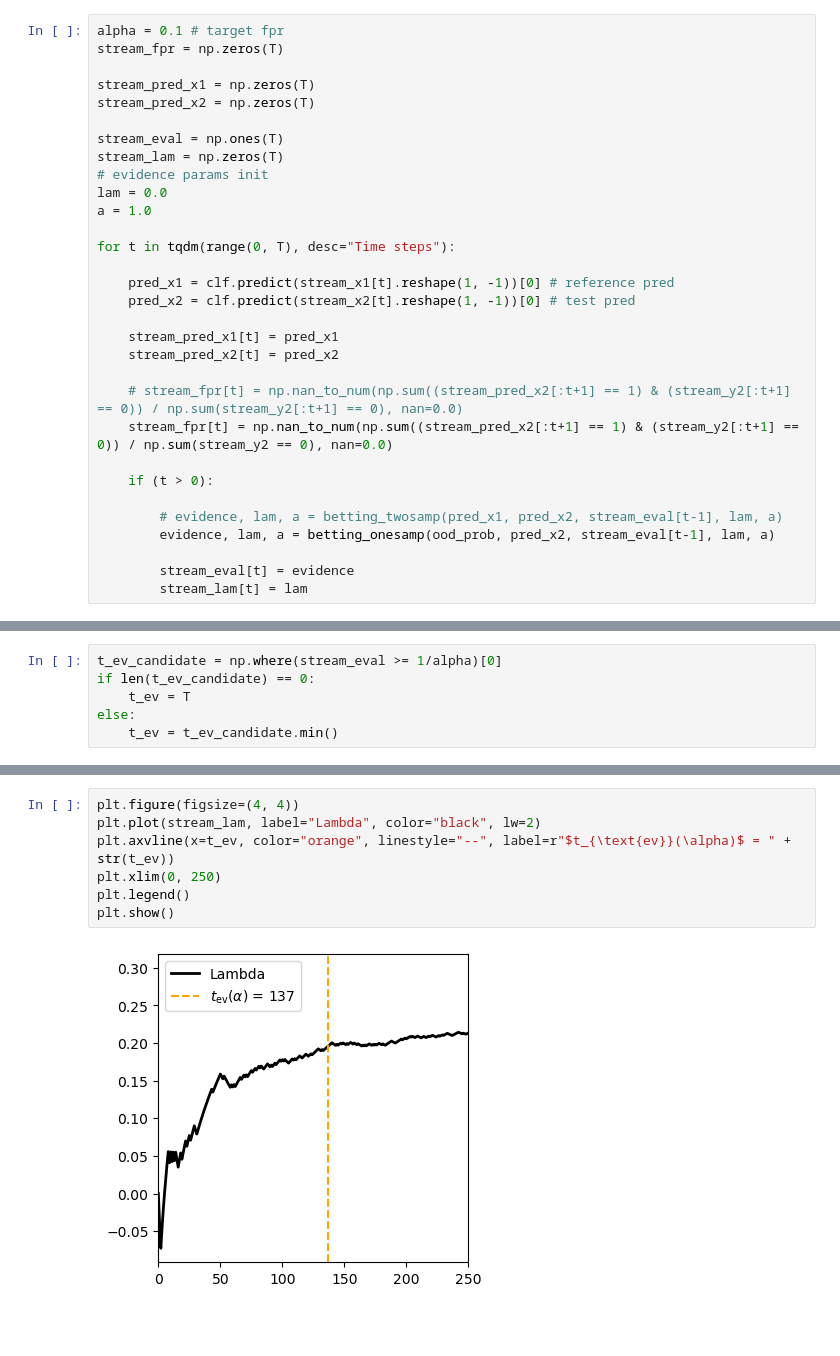
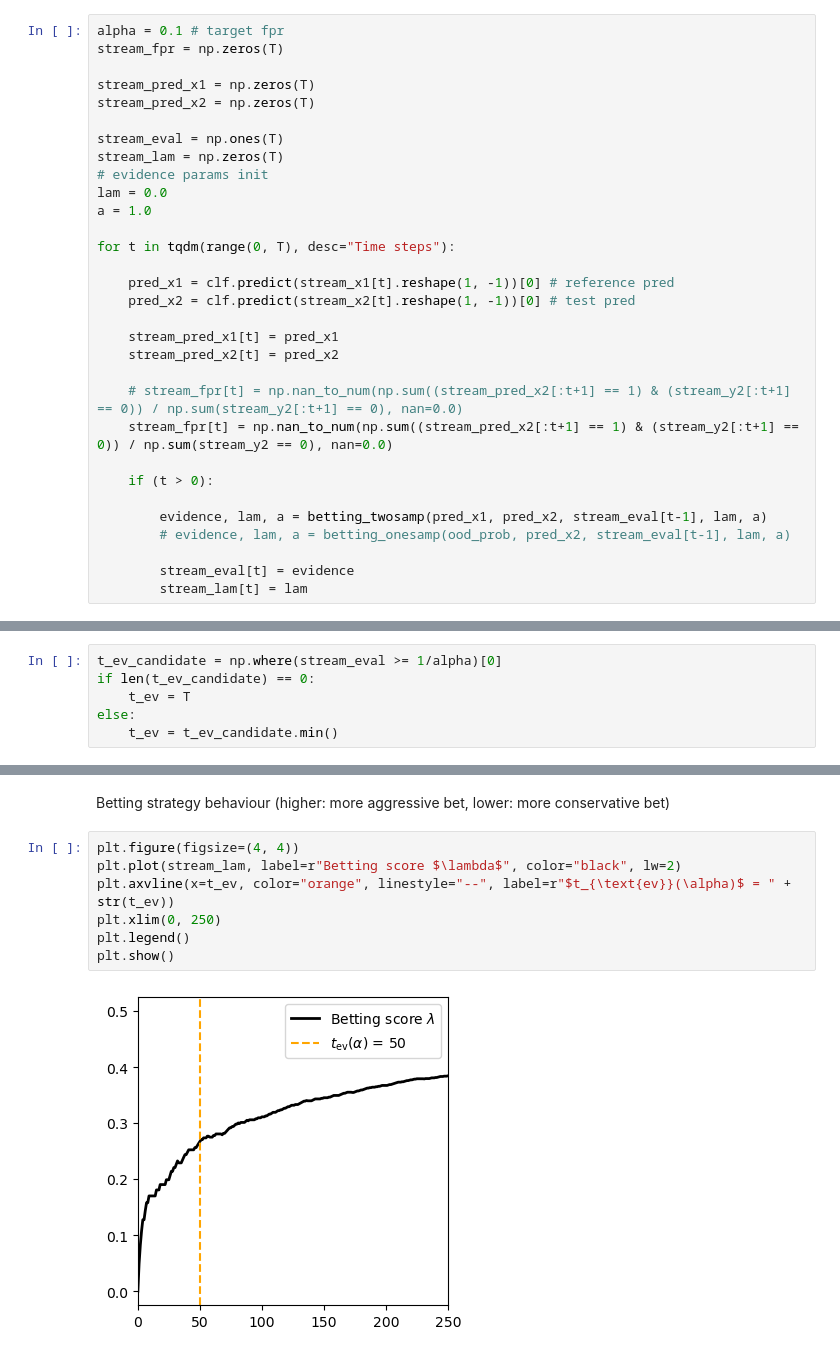
Before and after one commit to alextimans/risk-monitor, a Jupyter notebook: notebooks/evidence_exp2.ipynb, the cells around one changed output, grey strips where cells are left out. Cells and saved outputs as stored; diff of their text form; blank space fills up the shorter version.

```diff
--- a/notebooks/evidence_exp2.ipynb
+++ b/notebooks/evidence_exp2.ipynb
@@ -235,8 +235,8 @@ for t in tqdm(range(0, T), desc="Time steps"):
 
     if (t > 0):
 
-        # evidence, lam, a = betting_twosamp(pred_x1, pred_x2, stream_eval[t-1], lam, a)
-        evidence, lam, a = betting_onesamp(ood_prob, pred_x2, stream_eval[t-1], lam, a)
+        evidence, lam, a = betting_twosamp(pred_x1, pred_x2, stream_eval[t-1], lam, a)
+        # evidence, lam, a = betting_onesamp(ood_prob, pred_x2, stream_eval[t-1], lam, a)
 
         stream_eval[t] = evidence
         stream_lam[t] = lam
@@ -298,9 +302,11 @@ Step 199 | (True Ref, True Test) = (0.0, 1.0) | (Pred Ref, Pred Test) = (0.0, 1.
+# %% [markdown]
+Betting strategy behaviour (higher: more aggressive bet, lower: more conservative bet)
 # %%
 plt.figure(figsize=(4, 4))
-plt.plot(stream_lam, label="Lambda", color="black", lw=2)
+plt.plot(stream_lam, label=r"Betting score $\lambda$", color="black", lw=2)
 plt.axvline(x=t_ev, color="orange", linestyle="--", label=r"$t_{\text{ev}}(\alpha)$ = " + str(t_ev))
 plt.xlim(0, 250)
 plt.legend()
 plt.show()
 # %% [output]
-[figure, old version]
+[figure, new version]
```
Also changed, not shown: parts of 9 cells of this notebook.
